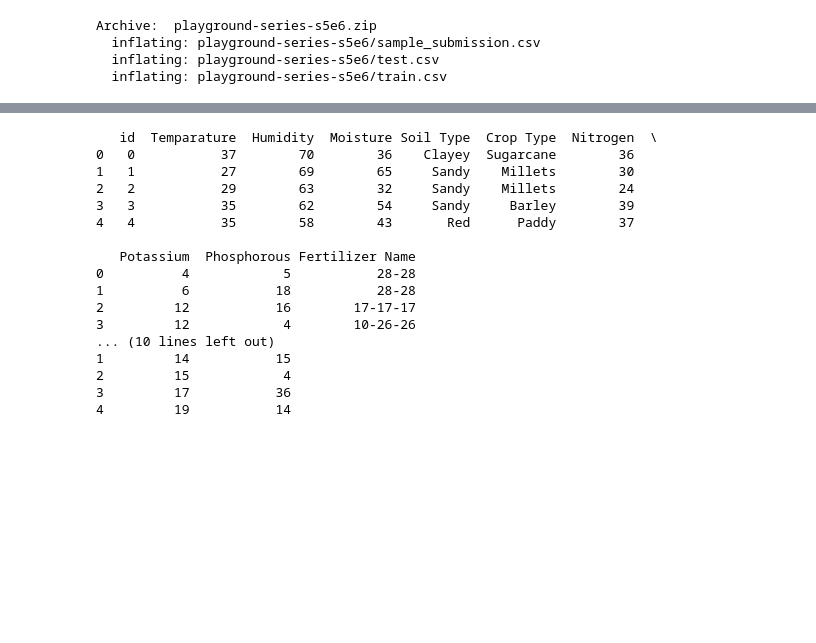
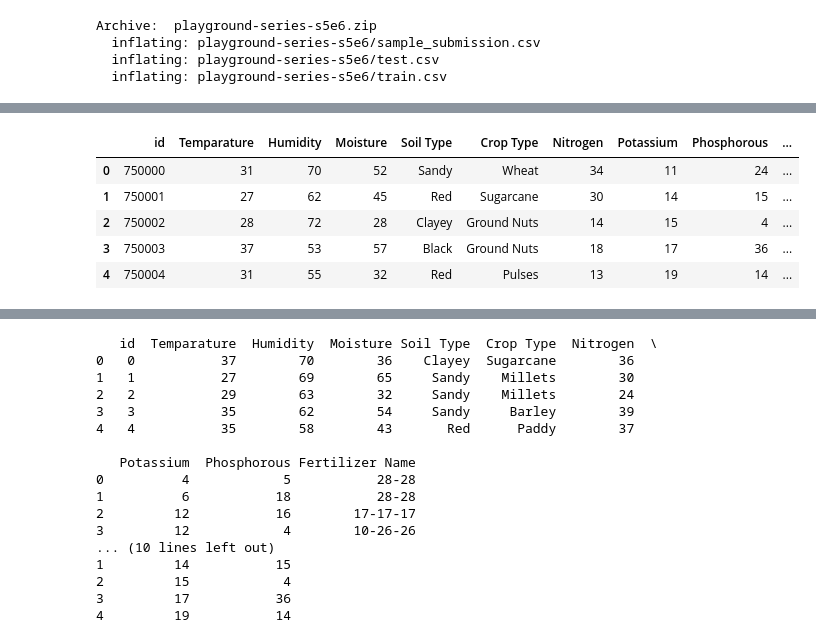
Before and after one commit to bhavyajaiswal27/SummerDB, a Jupyter notebook: Fertilizer_Prediction.ipynb, the cells around one changed output, grey strips where cells are left out. Saved outputs shown, nothing was run; the diff lists cells and outputs as text; code cells hidden in the pictures; blank space fills up the shorter version.

```diff
--- a/Fertilizer_Prediction.ipynb
+++ b/Fertilizer_Prediction.ipynb
@@ -17,0 +46,3 @@ Archive:  playground-series-s5e6.zip
+# %%
+train = pd.read_csv('/content/playground-series-s5e6/train.csv')
+test = pd.read_csv('/content/playground-series-s5e6/test.csv')
@@ -17,0 +97,3 @@ Archive:  playground-series-s5e6.zip
+# %%
+x = train.drop(['id', 'Fertilizer Name'], axis=1)
+y = train['Fertilizer Name']
@@ -17,0 +103,16 @@ Archive:  playground-series-s5e6.zip
+# %%
+def quantile_bin_encode(df, cols, q=5, labels=['very low', 'low', 'medium', 'high', 'very high']):
+    df_transformed = df.copy()
+
+    for col in cols:
+        binned = pd.qcut(df_transformed[col], q=q, labels=labels)
+
+        label_map = {label: idx for idx, label in enumerate(labels)}
+        df_transformed[f"{col}_bin"] = binned.map(label_map).astype('int64')
+
+    return df_transformed
+# %%
+numerical_cols = x.select_dtypes(include=['int64', 'float64']).columns
+X_binned = quantile_bin_encode(x, numerical_cols)
+
+X_binned.head()
@@ -17,0 +126,10 @@ Archive:  playground-series-s5e6.zip
+# %%
+test_binned = quantile_bin_encode(test, numerical_cols)
+test_binned.head()
+# %% [output]
+|  | id | Temparature | Humidity | Moisture | Soil Type | Crop Type | Nitrogen | Potassium | Phosphorous | ... |
+| 0 | 750000 | 31 | 70 | 52 | Sandy | Wheat | 34 | 11 | 24 | ... |
+| 1 | 750001 | 27 | 62 | 45 | Red | Sugarcane | 30 | 14 | 15 | ... |
+| 2 | 750002 | 28 | 72 | 28 | Clayey | Ground Nuts | 14 | 15 | 4 | ... |
+| 3 | 750003 | 37 | 53 | 57 | Black | Ground Nuts | 18 | 17 | 36 | ... |
+| 4 | 750004 | 31 | 55 | 32 | Red | Pulses | 13 | 19 | 14 | ... |
```
Also changed, not shown: parts of 14 cells of this notebook.
